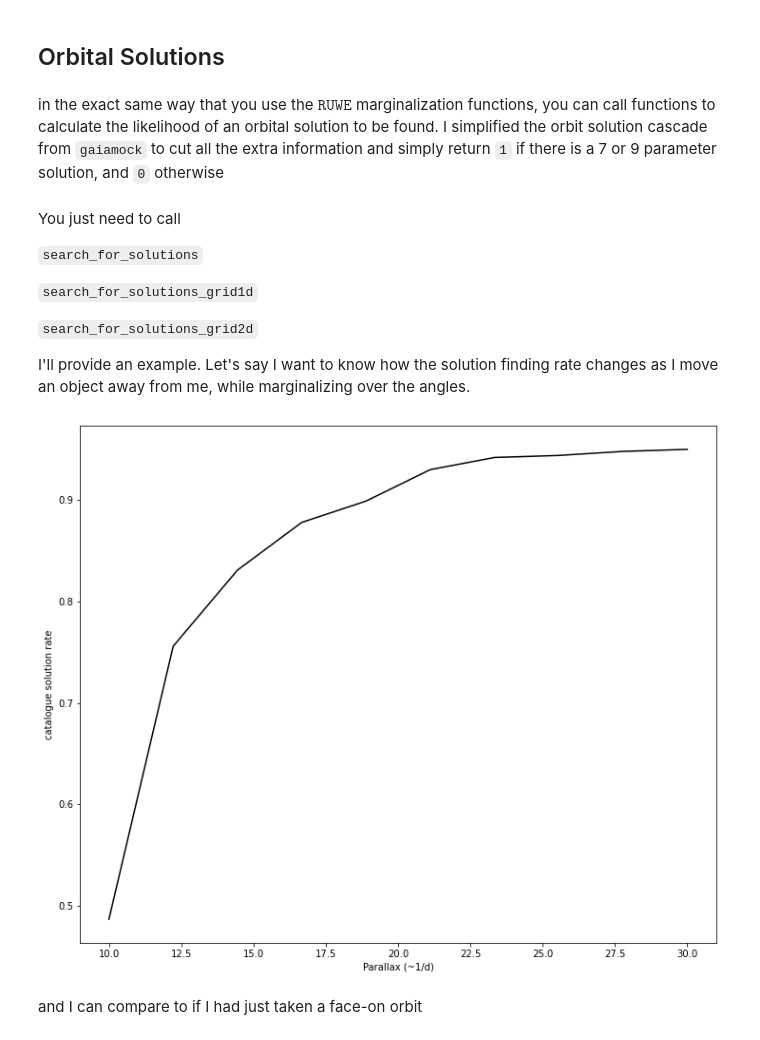
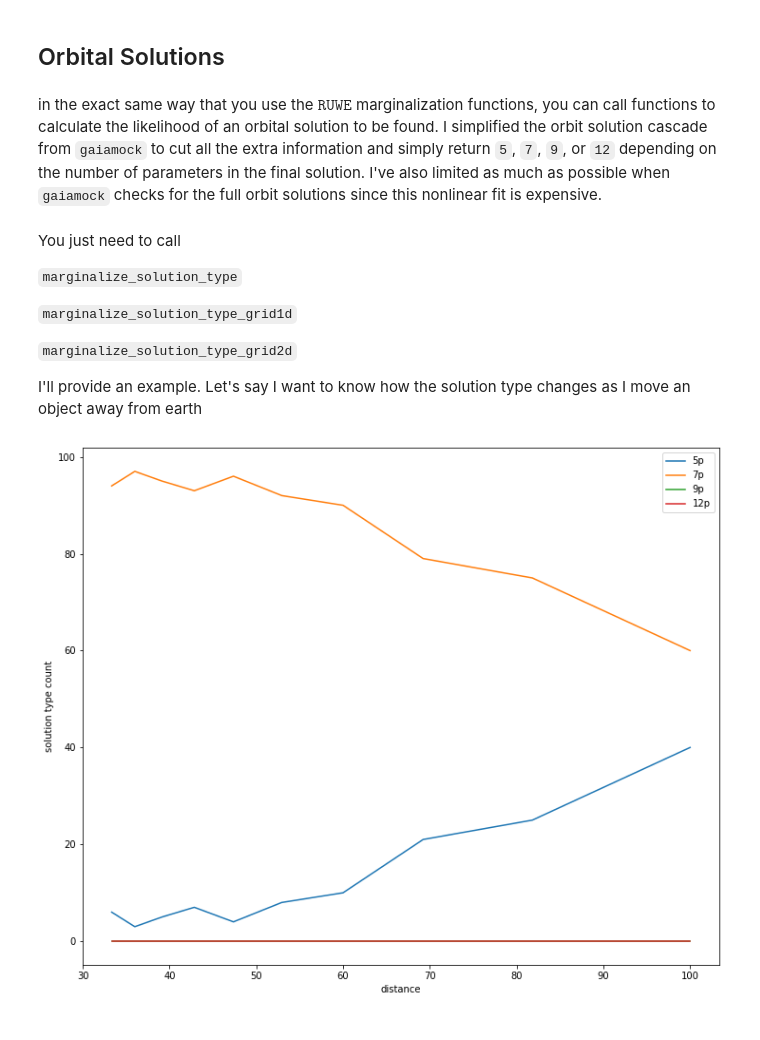
Before and after one commit to BenPennell/GaiamockWrapper, a Jupyter notebook: gwexamples.ipynb, the cells around one changed output. Drawn from its saved outputs; the diff is of its cells as text; code cells hidden in the pictures.

Commit message:
parallelisation, single object likelihood calculator, orbital solutions

```diff
--- a/gwexamples.ipynb
+++ b/gwexamples.ipynb
@@ -46,12 +46,12 @@ plt.title("RUWE distribution dependence on primary mass, std shown as error bar"
 # %% [markdown]
 Now, we could also check how the $\texttt{RUWE}$ distribution changed with mass AND period by calling `marginalize_ruwe_grid2d`
 # %%
-m_range = (0.2,0.8)
+m_range = (0.4,1.2)
 p_range = (2,7)
 
-m1s = np.linspace(*m_range, 6)
-ps = np.logspace(*p_range,6)
-ruwes_2d = gw.marginalize_ruwe_grid2d(("m1", m1s), ("period", ps), sample_count=3, df=r[1019], m1=0.4, q=0.1, p=1e4)
+m1s = np.linspace(*m_range, 15)
+ps = np.logspace(*p_range,15)
+ruwes_2d = gw.marginalize_ruwe_grid2d(("m1", m1s), ("period", ps), sample_count=3, df=r[1019], q=0.7)
 mean_ruwes_2d = np.mean(ruwes_2d, axis=2)
 
 fig, ax = plt.subplots(1,1)
@@ -156,26 +158,30 @@ plt.title("values of inclination");
 # %% [markdown]
 ## Orbital Solutions
 # %% [markdown]
-in the exact same way that you use the $\texttt{RUWE}$ marginalization functions, you can call functions to calculate the likelihood of an orbital solution to be found. I simplified the orbit solution cascade from `gaiamock` to cut all the extra information and simply return `1` if there is a 7 or 9 parameter solution, and `0` otherwise
+in the exact same way that you use the $\texttt{RUWE}$ marginalization functions, you can call functions to calculate the likelihood of an orbital solution to be found. I simplified the orbit solution cascade from `gaiamock` to cut all the extra information and simply return `5`, `7`, `9`, or `12` depending on the number of parameters in the final solution. I've also limited as much as possible when `gaiamock` checks for the full orbit solutions since this nonlinear fit is expensive.
 # %% [markdown]
 You just need to call
 
-`search_for_solutions`
+`marginalize_solution_type`
 
-`search_for_solutions_grid1d`
+`marginalize_solution_type_grid1d`
 
-`search_for_solutions_grid2d`
+`marginalize_solution_type_grid2d`
 
-I'll provide an example. Let's say I want to know how the solution finding rate changes as I move an object away from me, while marginalizing over the angles.
+I'll provide an example. Let's say I want to know how the solution type changes as I move an object away from earth
 # %%
 plaxes = np.linspace(30,10,10)
-solutions = gw.search_for_solutions_grid1d(("parallax", plaxes), sample_count=1000,
+solutions = gw.marginalize_solution_type_grid1d(("parallax", plaxes), sample_count=100,
                                            df=r[1019], marginalize_angles=True,
                                            m1=0.8,q=0.3,period=1e4)
-plt.plot(plaxes, np.mean(solutions, axis=1), c="k")
-plt.xlabel("Parallax (~1/d)");
-plt.ylabel("catalogue solution rate");
+
+binned_solutions = np.array([gw.bin_solutions(solution_set) for solution_set in solutions])
+
+solution_nums = [5,7,9,12]
+for i in range(4):
+    plt.plot(1000/plaxes, binned_solutions[:,i], label="{}p".format(solution_nums[i]))
+plt.xlabel("distance");
+plt.ylabel("solution type count");
+plt.legend();
 # %% [output]
-[figure, old version]
+[figure, new version]
-# %% [markdown]
-and I can compare to if I had just taken a face-on orbit
```
Also changed, not shown: parts of 10 cells of this notebook, 2 other files.
